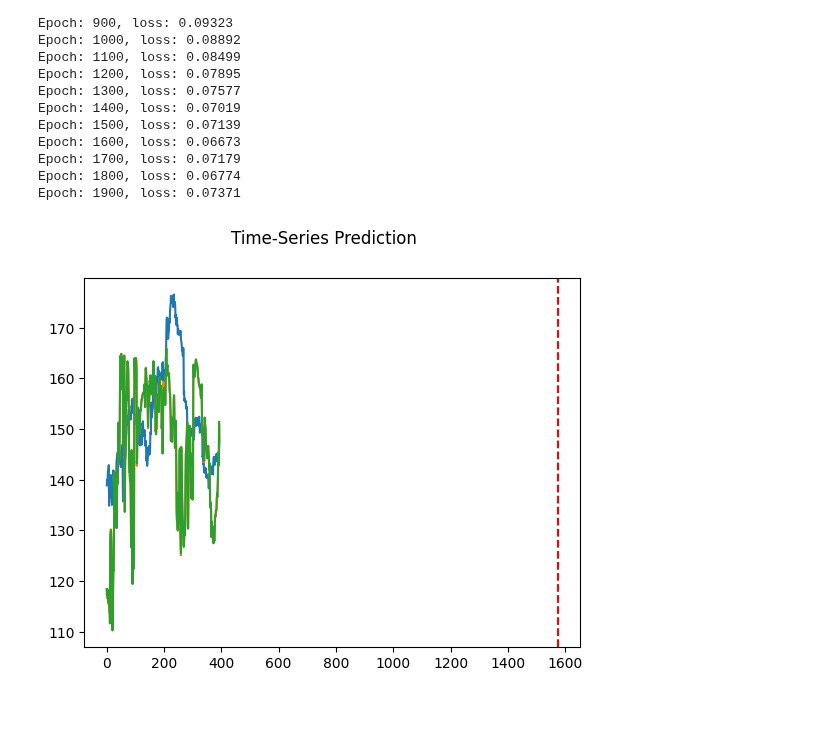
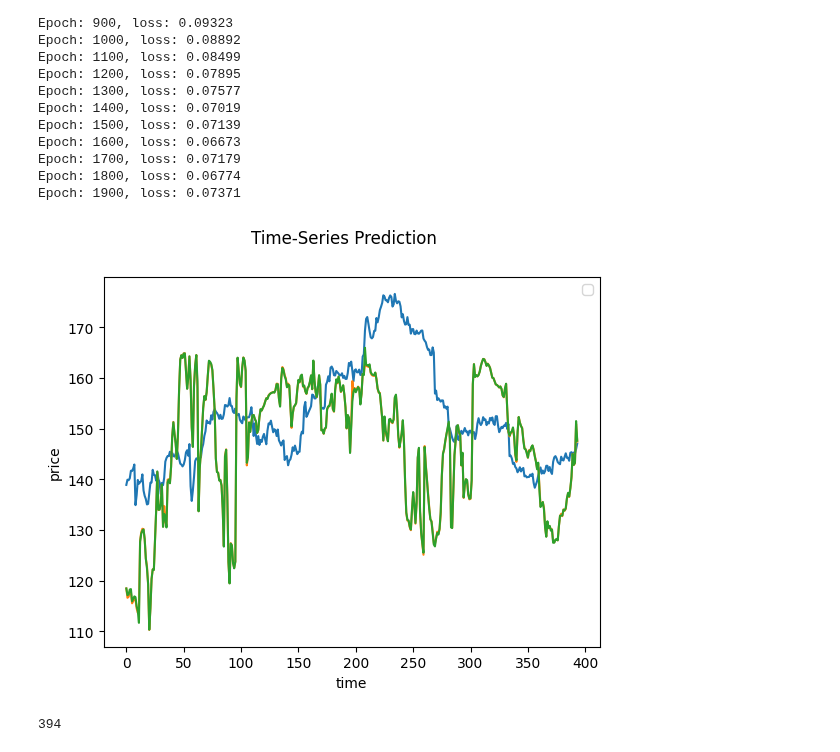
Before and after one commit to Mv0sKff/MyDeepLearning, a Jupyter notebook: week_6/Assignemnt_stock-price.ipynb, the cells around one changed output. Drawn from its saved outputs; the diff is of its cells as text; code cells hidden in the pictures; blank space fills up the shorter version.

```diff
--- a/week_6/Assignemnt_stock-price.ipynb
+++ b/week_6/Assignemnt_stock-price.ipynb
@@ -227,21 +225,29 @@ Epoch: 1800, loss: 0.06774
 Epoch: 1900, loss: 0.07371
 # %%
 lstm.eval()
+
 x_test = x_test.to(device)
-y_test = y_test.to(device)
 train_predict = lstm(x_test)
 
 data_predict = train_predict.cpu().data.numpy()
-dataY_plot = y_test.cpu().data.numpy()
+dataY_plot = y_test.data.numpy()
 
 data_predict = scaler.inverse_transform(data_predict)
 dataY_plot = scaler.inverse_transform(dataY_plot)
 
-plt.axvline(x=len(x_train), c='r', linestyle='--')
+#plt.axvline(x=len(x_train), c='r', linestyle='--')
 
 plt.plot(dataY_plot)
 plt.plot(data_predict)
 plt.suptitle('Time-Series Prediction')
+plt.xlabel('time')
+plt.ylabel('price')
+plt.legend()
 plt.show()
 # %% [output]
-[figure, old version]
+[figure, new version]
+# %%
+len(x_train)
+len(data_predict)
+# %% [output]
+394
```
Also changed, not shown: parts of 1 cell of this notebook.
